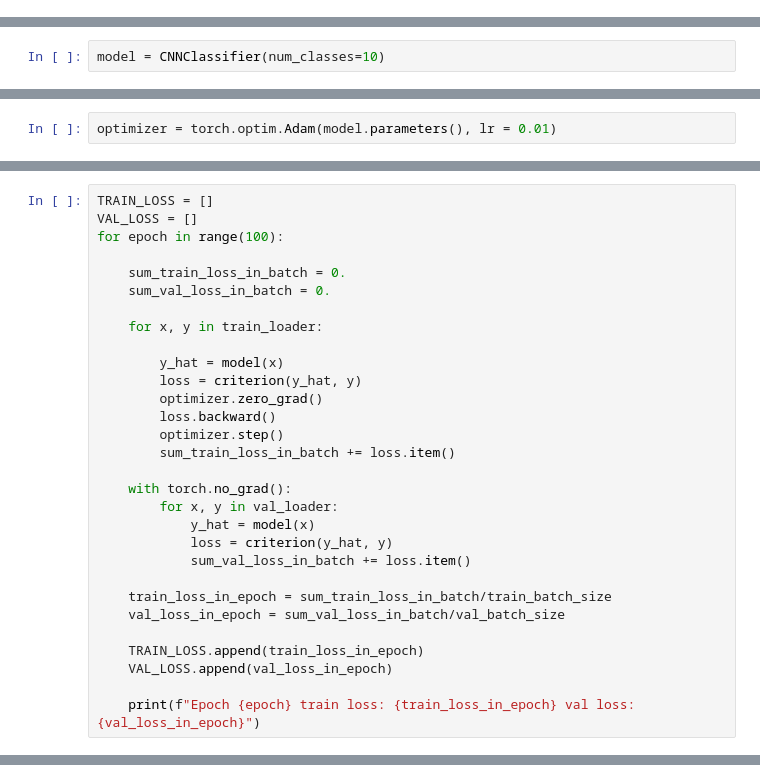
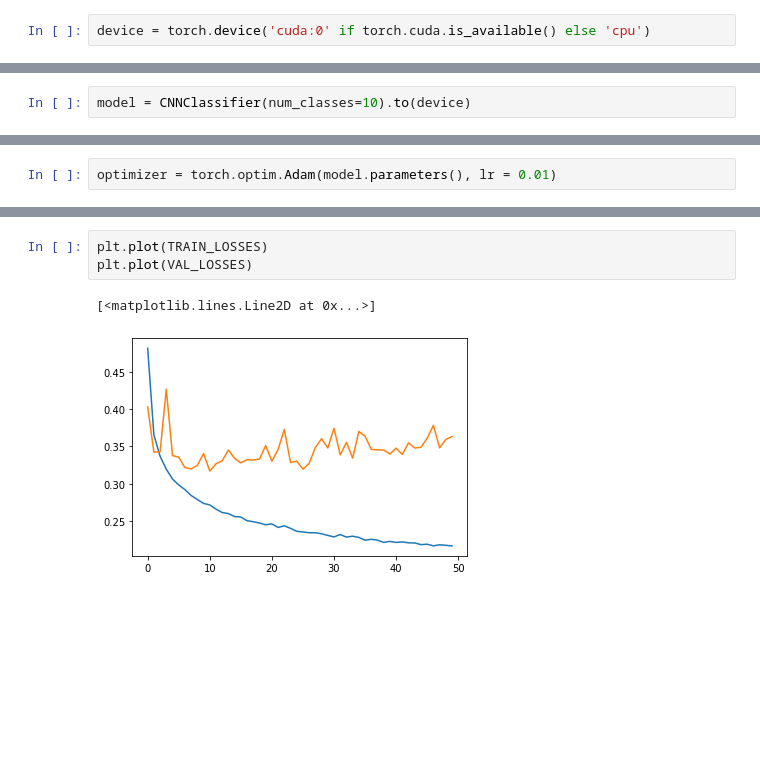
Before and after one commit to liiniix/NN_by_hand, a Jupyter notebook: CNN.ipynb, the cells around one changed output, grey strips where cells are left out. Cells and saved outputs as stored; diff of their text form; blank space fills up the shorter version.

```diff
--- a/CNN.ipynb
+++ b/CNN.ipynb
@@ -4,6 +4,8 @@
 import torch
 import torchvision
 import matplotlib.pyplot as plt
+# %%
+device = torch.device('cuda:0' if torch.cuda.is_available() else 'cpu')
 # %% [markdown]
 # Load the dataset
 # %%
@@ -65,7 +60,7 @@ class CNNClassifier(torch.nn.Module):
 
         return out
 # %%
-model = CNNClassifier(num_classes=10)
+model = CNNClassifier(num_classes=10).to(device)
 # %% [markdown]
 # Loss
 # %%
@@ -90,30 +131,0 @@ for i, axrow in enumerate(axarr):
-# %%
-TRAIN_LOSS = []
-VAL_LOSS = []
-for epoch in range(100):
-
-    sum_train_loss_in_batch = 0.
-    sum_val_loss_in_batch = 0.
-
-    for x, y in train_loader:
-
-        y_hat = model(x)
-        loss = criterion(y_hat, y)
-        optimizer.zero_grad()
-        loss.backward()
-        optimizer.step()
-        sum_train_loss_in_batch += loss.item()
-
-    with torch.no_grad():
-        for x, y in val_loader:
-            y_hat = model(x)
-            loss = criterion(y_hat, y)
-            sum_val_loss_in_batch += loss.item()
-
-    train_loss_in_epoch = sum_train_loss_in_batch/train_batch_size
-    val_loss_in_epoch = sum_val_loss_in_batch/val_batch_size
-
-    TRAIN_LOSS.append(train_loss_in_epoch)
-    VAL_LOSS.append(val_loss_in_epoch)
-
-    print(f"Epoch {epoch} train loss: {train_loss_in_epoch} val loss: {val_loss_in_epoch}")
@@ -137,0 +195,6 @@ torch.Size([1, 16, 4, 4])
+# %%
+plt.plot(TRAIN_LOSSES)
+plt.plot(VAL_LOSSES)
+# %% [output]
+[<matplotlib.lines.Line2D at 0x...>]
+[figure, added]
```
Also changed, not shown: parts of 12 cells of this notebook.
